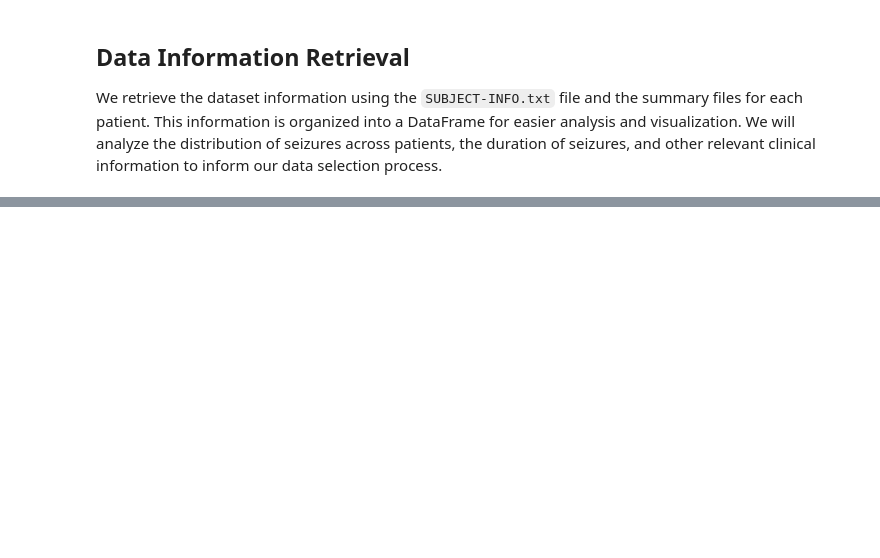
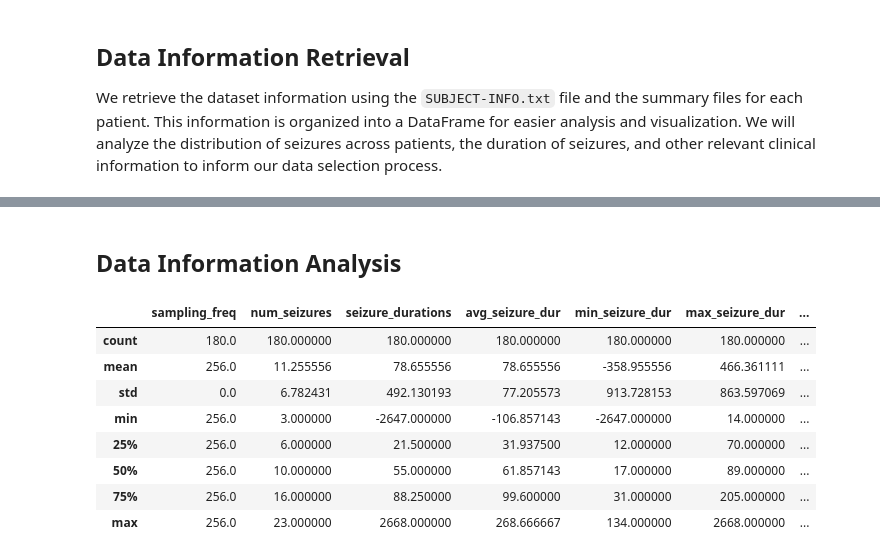
Before and after one commit to AlessiaBernacchia/EEG-epileptic-seizures-detection, a Jupyter notebook: notebooks/collection/collection.ipynb, the cells around one changed output, grey strips where cells are left out. Saved outputs shown, nothing was run; the diff lists cells and outputs as text; code cells hidden in the pictures; blank space fills up the shorter version.

```diff
--- a/notebooks/collection/collection.ipynb
+++ b/notebooks/collection/collection.ipynb
@@ -61,3 +48,20 @@ df_info
+# %% [markdown]
+## Data Information Analysis
+# %%
+df_exploded = df_info.explode('seizure_durations')
+df_exploded['seizure_durations'] = pd.to_numeric(df_exploded['seizure_durations'], errors='coerce')
+
+df_exploded.describe()
+# %% [output]
+|  | sampling_freq | num_seizures | seizure_durations | avg_seizure_dur | min_seizure_dur | max_seizure_dur | ... |
+| count | 180.0 | 180.000000 | 180.000000 | 180.000000 | 180.000000 | 180.000000 | ... |
+| mean | 256.0 | 11.255556 | 78.655556 | 78.655556 | -358.955556 | 466.361111 | ... |
+| std | 0.0 | 6.782431 | 492.130193 | 77.205573 | 913.728153 | 863.597069 | ... |
+| min | 256.0 | 3.000000 | -2647.000000 | -106.857143 | -2647.000000 | 14.000000 | ... |
+| 25% | 256.0 | 6.000000 | 21.500000 | 31.937500 | 12.000000 | 70.000000 | ... |
+| 50% | 256.0 | 10.000000 | 55.000000 | 61.857143 | 17.000000 | 89.000000 | ... |
+| 75% | 256.0 | 16.000000 | 88.250000 | 99.600000 | 31.000000 | 205.000000 | ... |
+| max | 256.0 | 23.000000 | 2668.000000 | 268.666667 | 134.000000 | 2668.000000 | ... |
 # %%
 show_info(df_info)
 # %% [output]
```
Also changed, not shown: parts of 15 cells of this notebook, 2 other files.
